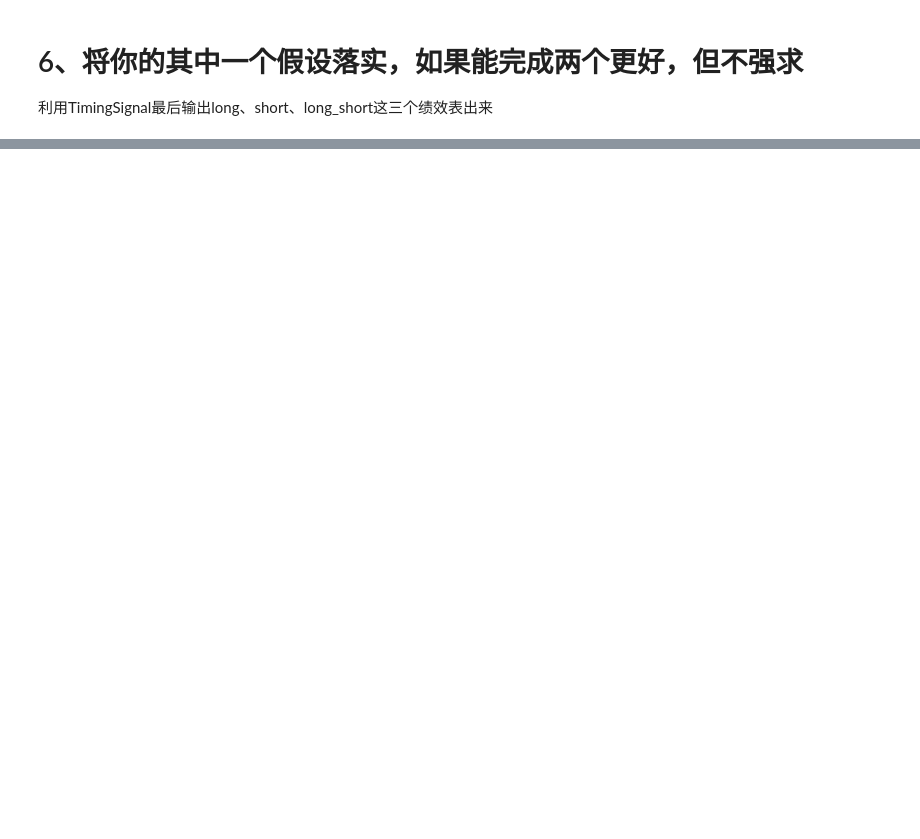
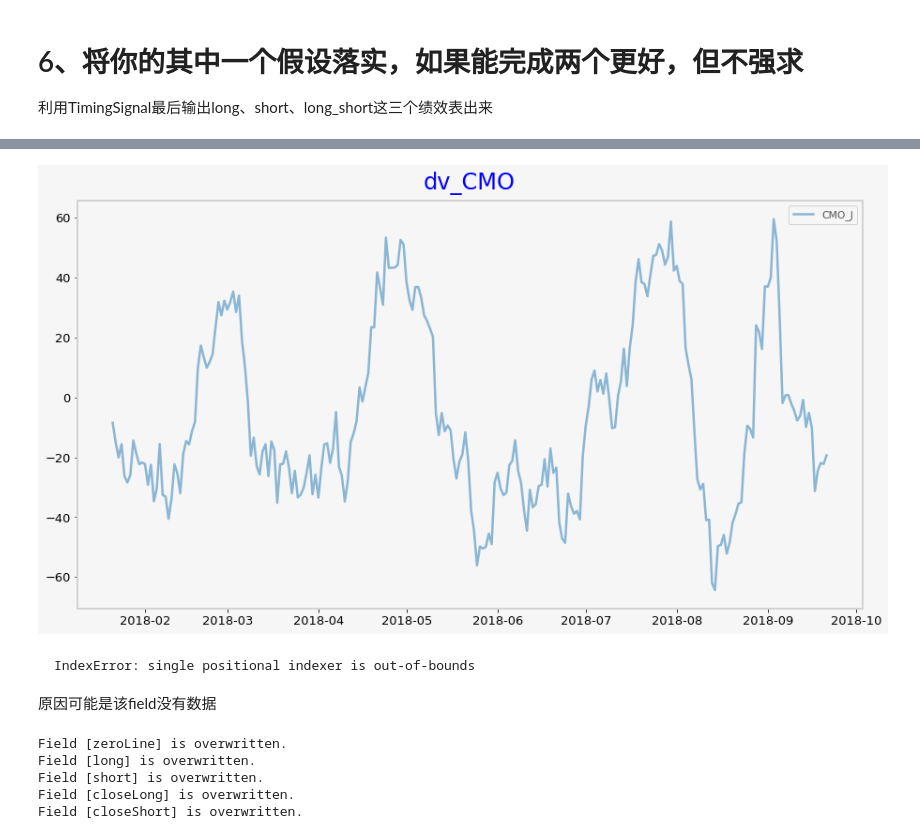
Before and after one commit to lqiqiqi/OFO_homework, a Jupyter notebook: 数据获取与因子绩效试题.ipynb, the cells around one changed output, grey strips where cells are left out. Saved outputs shown, nothing was run; the diff lists cells and outputs as text; code cells hidden in the pictures; blank space fills up the shorter version.

````diff
--- a/数据获取与因子绩效试题.ipynb
+++ b/数据获取与因子绩效试题.ipynb
@@ -352,0 +574,44 @@ draw_candle(BollDown_j.iloc[:,0], BollUp_j.iloc[:, 0], MA_j.iloc[:, 0])
+# %%
+import matplotlib.pyplot as plt
+
+def Plot_Mean(dv, signal1, signal2 = None, signal3=None, chart_name='dv_CMO', ShortPeriod=5, LongPeriod=20, n=0):
+    fig,ax = plt.subplots(1,1,sharex=True, figsize=(15,8))
+#     ax.plot(dv.get_ts('close', date_type='datetime').iloc[:,0].iloc[n:])
+    ax.set_title(chart_name,fontsize=24,color='b')
+    ax.plot(signal1.iloc[n:], alpha=0.5, label = 'CMO_J')  # alpha is transparency
+#     ax.plot(signal2.iloc[n:], alpha=0.5, color = 'y', label = 'SD')
+#     ax.plot(signal3.iloc[n:], alpha=0.5, color = 'k', label = 'Mid')
+    ax.legend(loc = 'best')
+#     ax.plot(pd.Series(alpha.rolling(ShortPeriod).mean(), index=alpha.index).iloc[n:])
+#     ax.plot(pd.Series(alpha.rolling(LongPeriod).mean(), index=alpha.index).iloc[n:])
+#     plt.savefig(chart_name)
+    plt.show()
+
+import pandas as pd
+# MA_j = dv.get_ts('MA_j', date_type='datetime')
+# MD_j = dv1H.get_ts('MD_j', date_type='datetime')
+CMO_J = dv.get_ts('CMO_J', date_type='datetime')
+# SU = dv.get_ts('SU', date_type='datetime')
+# SD = dv.get_ts('SD', date_type='datetime')
+
+Plot_Mean(dv, CMO_J.iloc[:,0], n=-250)
+# %% [output]
+[figure, added]
+# %% [markdown]
+```
+IndexError: single positional indexer is out-of-bounds
+```
+原因可能是该field没有数据
+# %%
+zeroLine = dv.add_formula("zeroLine","close-close", add_data=True)
+long = dv.add_formula("long","If( (CMO_J > zeroLine) && (Delay(zeroLine,1) > Delay(CMO_J,1)),2,0)", add_data=True)
+short = dv.add_formula("short","If( (CMO_J < zeroLine) && (Delay(zeroLine,1) < Delay(CMO_J ,1)),-2,0)", add_data=True)
+
+close_long = dv.add_formula("closeLong","If(short==-2,1,0)", add_data=True)
+close_short = dv.add_formula("closeShort","If(long==2,-1,0)", add_data=True)
+# %% [output]
+Field [zeroLine] is overwritten.
+Field [long] is overwritten.
+Field [short] is overwritten.
+Field [closeLong] is overwritten.
+Field [closeShort] is overwritten.
````
Also changed, not shown: parts of 34 cells of this notebook.
